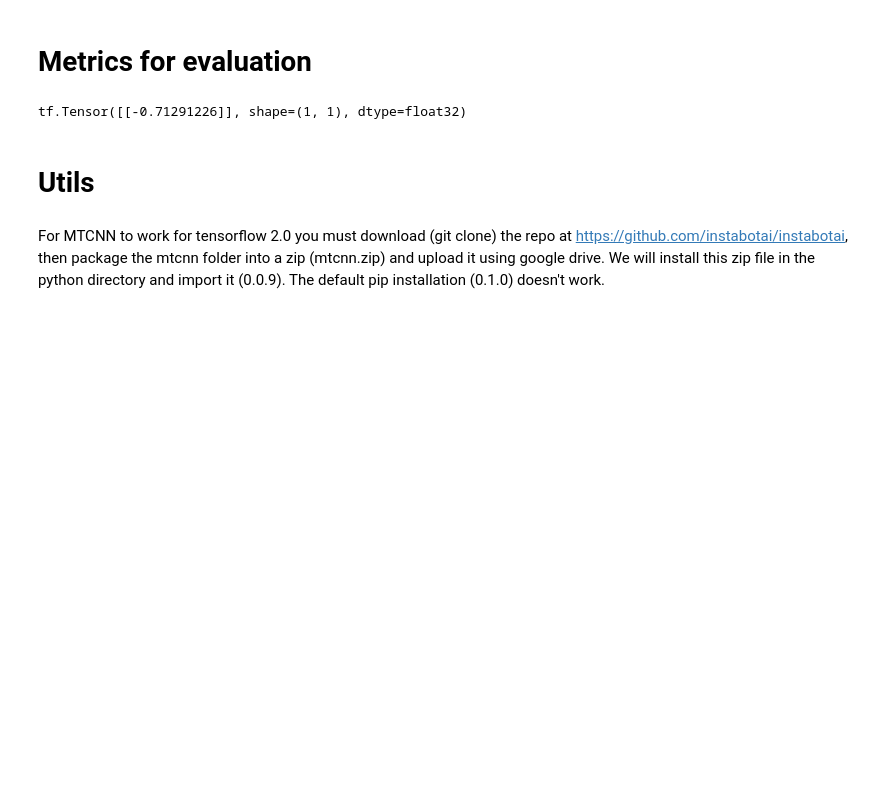
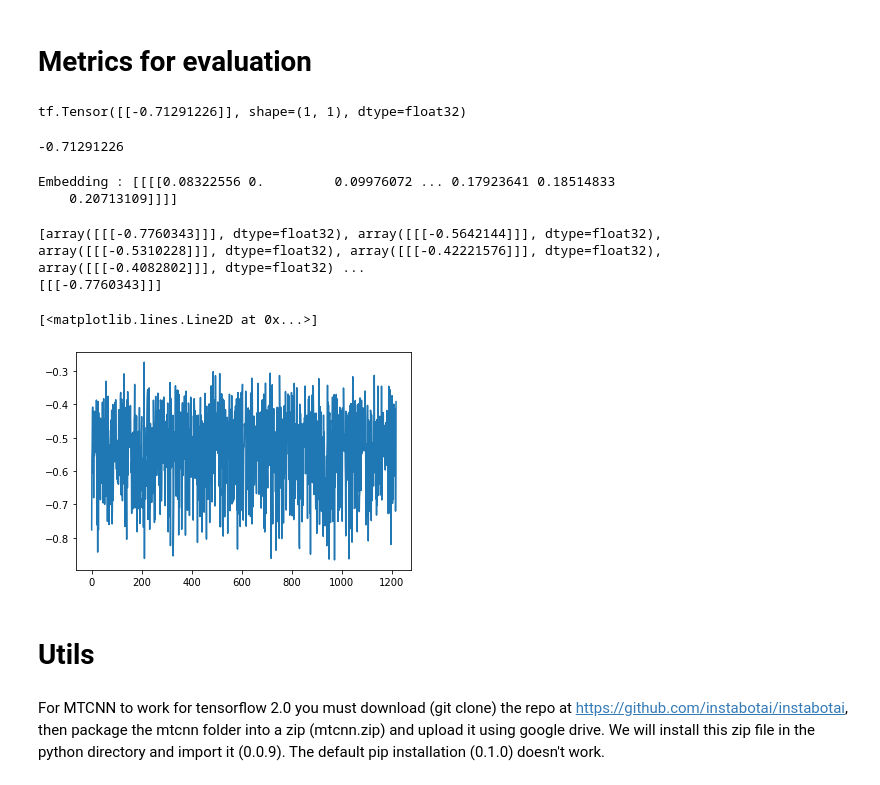
Before and after one commit to drugescu/face-recognition, a Jupyter notebook: MobileNetSSDv1_FaceDetect.ipynb, the cells around one changed output. Saved outputs shown, nothing was run; the diff lists cells and outputs as text; code cells hidden in the pictures; blank space fills up the shorter version.

```diff
--- a/MobileNetSSDv1_FaceDetect.ipynb
+++ b/MobileNetSSDv1_FaceDetect.ipynb
@@ -266,5 +268,42 @@ loss = print(tf.keras.losses.cosine_similarity(
 # %% [output]
 tf.Tensor([[-0.71291226]], shape=(1, 1), dtype=float32)
+# %%
+print(np.asarray(ploss)[0][0])
+# %% [output]
+-0.71291226
+# %%
+img_face = Image.fromarray(face1_rot)
+img_face = img_face.resize((112,112))
+my_face_array = np.asarray(img_face).reshape(1,112,112,3)
+
+emb_my_face = inference_model.predict(my_face_array)
+print("Embedding :", emb_my_face)
+# %% [output]
+Embedding : [[[[0.08322556 0.         0.09976072 ... 0.17923641 0.18514833
+    0.20713109]]]]
+# %%
+def comparison_func(emb1, emb_list):
+  sim_scores = []
+  for emb in emb_list:
+    sim_scores.append(
+        tf.keras.losses.cosine_similarity(emb, emb1, axis=-1).numpy())
+
+  return sim_scores
+
+sims = comparison_func(emb_my_face, predictions)
+print(sims)
+print(sims[0])
+
+sims2 = []
+for s in sims:
+  sims2.append(s[0][0])
+
+plt.plot(sims2)
+# %% [output]
+[array([[[-0.7760343]]], dtype=float32), array([[[-0.5642144]]], dtype=float32), array([[[-0.5310228]]], dtype=float32), array([[[-0.42221576]]], dtype=float32), array([[[-0.4082802]]], dtype=float32) ...
+[[[-0.7760343]]]
+[<matplotlib.lines.Line2D at 0x...>]
+[figure, added]
 # %% [markdown]
 # Utils
 # %% [markdown]
```
Also changed, not shown: parts of 1 cell of this notebook.
